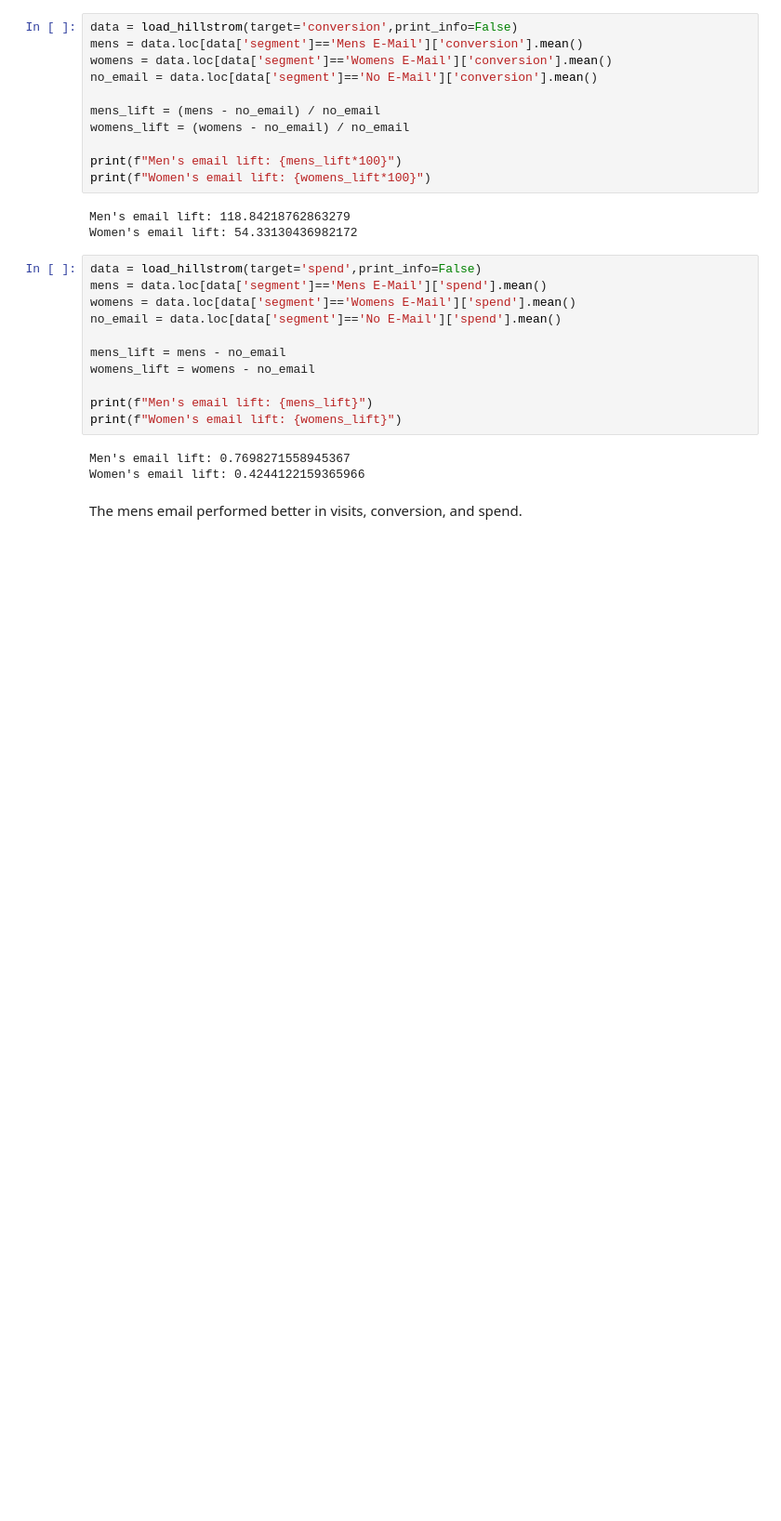
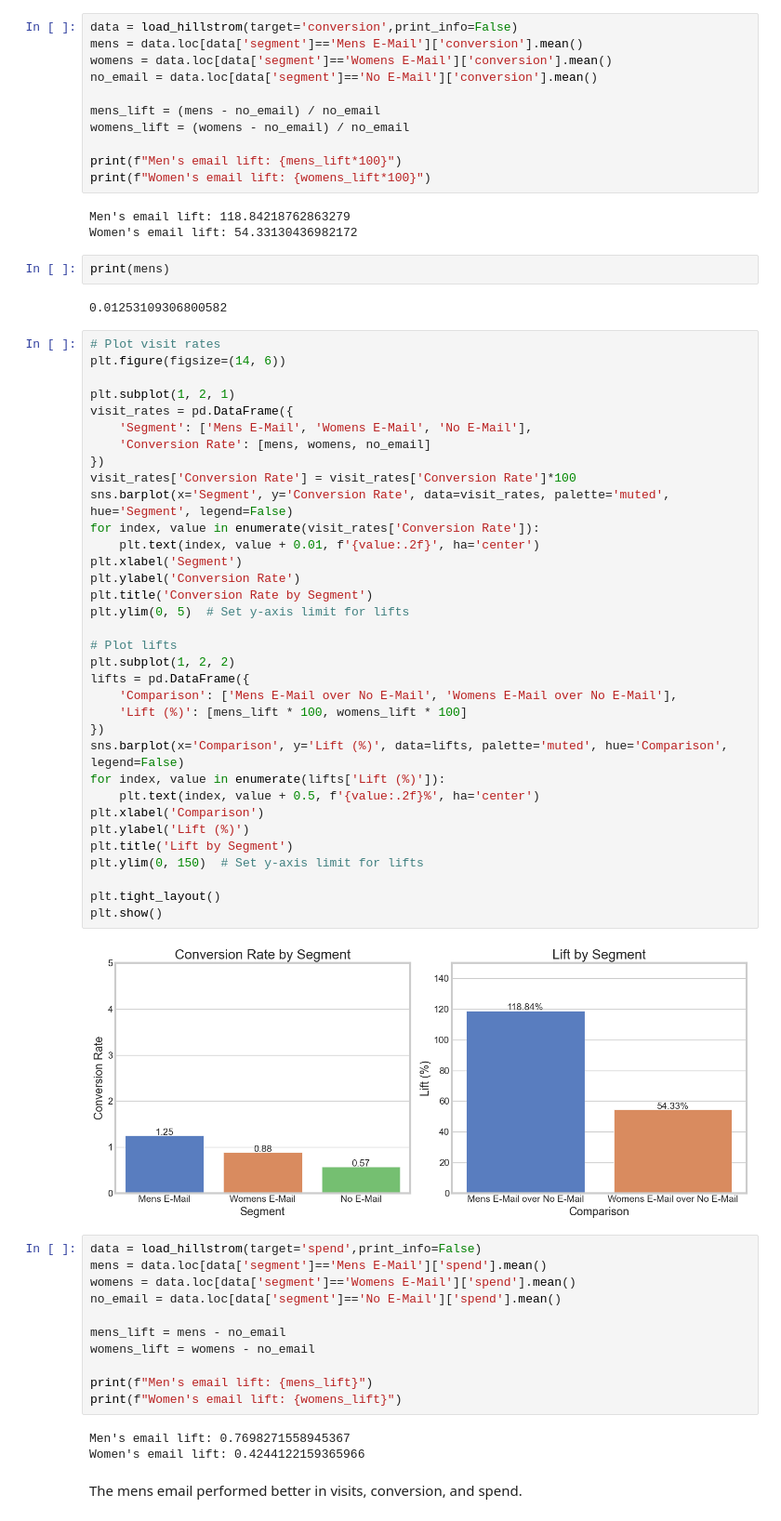
Before and after one commit to jwalluww/Medium_Articles, a Jupyter notebook: CausalInference/CauasalMLUpliftPart1.ipynb, the cells around one changed output. Shown at 93% size. Saved outputs shown, nothing was run; the diff lists cells and outputs as text; blank space fills up the shorter version.

```diff
--- a/CausalInference/CauasalMLUpliftPart1.ipynb
+++ b/CausalInference/CauasalMLUpliftPart1.ipynb
@@ -313,6 +348,46 @@ print(f"Women's email lift: {womens_lift*100}")
 # %% [output]
 Men's email lift: 118.84218762863279
 Women's email lift: 54.33130436982172
+# %%
+print(mens)
+# %% [output]
+0.01253109306800582
+# %%
+# Plot visit rates
+plt.figure(figsize=(14, 6))
+
+plt.subplot(1, 2, 1)
+visit_rates = pd.DataFrame({
+    'Segment': ['Mens E-Mail', 'Womens E-Mail', 'No E-Mail'],
+    'Conversion Rate': [mens, womens, no_email]
+})
+visit_rates['Conversion Rate'] = visit_rates['Conversion Rate']*100
+sns.barplot(x='Segment', y='Conversion Rate', data=visit_rates, palette='muted', hue='Segment', legend=False)
+for index, value in enumerate(visit_rates['Conversion Rate']):
+    plt.text(index, value + 0.01, f'{value:.2f}', ha='center')
+plt.xlabel('Segment')
+plt.ylabel('Conversion Rate')
+plt.title('Conversion Rate by Segment')
+plt.ylim(0, 5)  # Set y-axis limit for lifts
+
+# Plot lifts
+plt.subplot(1, 2, 2)
+lifts = pd.DataFrame({
+    'Comparison': ['Mens E-Mail over No E-Mail', 'Womens E-Mail over No E-Mail'],
+    'Lift (%)': [mens_lift * 100, womens_lift * 100]
+})
+sns.barplot(x='Comparison', y='Lift (%)', data=lifts, palette='muted', hue='Comparison', legend=False)
+for index, value in enumerate(lifts['Lift (%)']):
+    plt.text(index, value + 0.5, f'{value:.2f}%', ha='center')
+plt.xlabel('Comparison')
+plt.ylabel('Lift (%)')
+plt.title('Lift by Segment')
+plt.ylim(0, 150)  # Set y-axis limit for lifts
+
+plt.tight_layout()
+plt.show()
+# %% [output]
+[figure, added]
 # %%
 data = load_hillstrom(target='spend',print_info=False)
 mens = data.loc[data['segment']=='Mens E-Mail']['spend'].mean()
```
Also changed, not shown: parts of 14 cells of this notebook.
